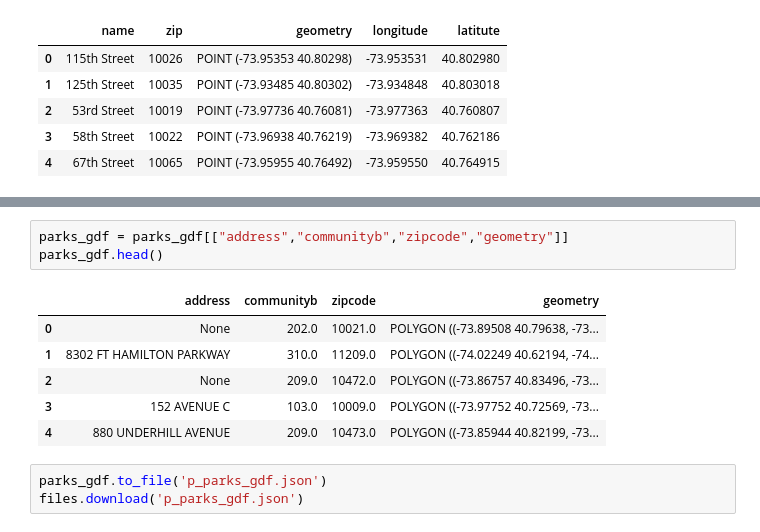
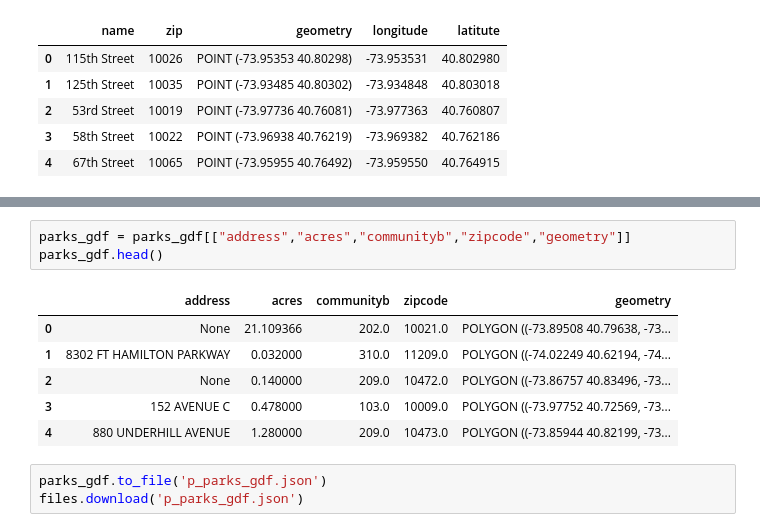
Before and after one commit to kirthi-b/QoL_NYC_Children, a Jupyter notebook: Access/Access.ipynb, the cells around one changed output, grey strips where cells are left out. Saved outputs shown, nothing was run; the diff lists cells and outputs as text.

```diff
--- a/Access/Access.ipynb
+++ b/Access/Access.ipynb
@@ -170,15 +170,15 @@ parks_gdf.head()
 | 3 | 1999-07-12 00:00:00.0000000 | 0.478000 | 152 AVENUE C | M | PARK | 2010-01-06 00:00:00.0000000 | 103.0 | 2.0 | M-03 | ... |
 | 4 | 1963-07-08 00:00:00.0000000 | 1.280000 | 880 UNDERHILL AVENUE | X | PARK | 2010-01-06 00:00:00.0000000 | 209.0 | 18.0 | X-09 | ... |
 # %%
-parks_gdf = parks_gdf[["address","communityb","zipcode","geometry"]]
+parks_gdf = parks_gdf[["address","acres","communityb","zipcode","geometry"]]
 parks_gdf.head()
 # %% [output]
-|  | address | communityb | zipcode | geometry |
-| 0 | None | 202.0 | 10021.0 | POLYGON ((-73.89508 40.79638, -73... |
-| 1 | 8302 FT HAMILTON PARKWAY | 310.0 | 11209.0 | POLYGON ((-74.02249 40.62194, -74... |
-| 2 | None | 209.0 | 10472.0 | POLYGON ((-73.86757 40.83496, -73... |
-| 3 | 152 AVENUE C | 103.0 | 10009.0 | POLYGON ((-73.97752 40.72569, -73... |
-| 4 | 880 UNDERHILL AVENUE | 209.0 | 10473.0 | POLYGON ((-73.85944 40.82199, -73... |
+|  | address | acres | communityb | zipcode | geometry |
+| 0 | None | 21.109366 | 202.0 | 10021.0 | POLYGON ((-73.89508 40.79638, -73... |
+| 1 | 8302 FT HAMILTON PARKWAY | 0.032000 | 310.0 | 11209.0 | POLYGON ((-74.02249 40.62194, -74... |
+| 2 | None | 0.140000 | 209.0 | 10472.0 | POLYGON ((-73.86757 40.83496, -73... |
+| 3 | 152 AVENUE C | 0.478000 | 103.0 | 10009.0 | POLYGON ((-73.97752 40.72569, -73... |
+| 4 | 880 UNDERHILL AVENUE | 1.280000 | 209.0 | 10473.0 | POLYGON ((-73.85944 40.82199, -73... |
 # %%
 parks_gdf.to_file('p_parks_gdf.json')
 files.download('p_parks_gdf.json')
```
Also changed, not shown: 3 other files.
